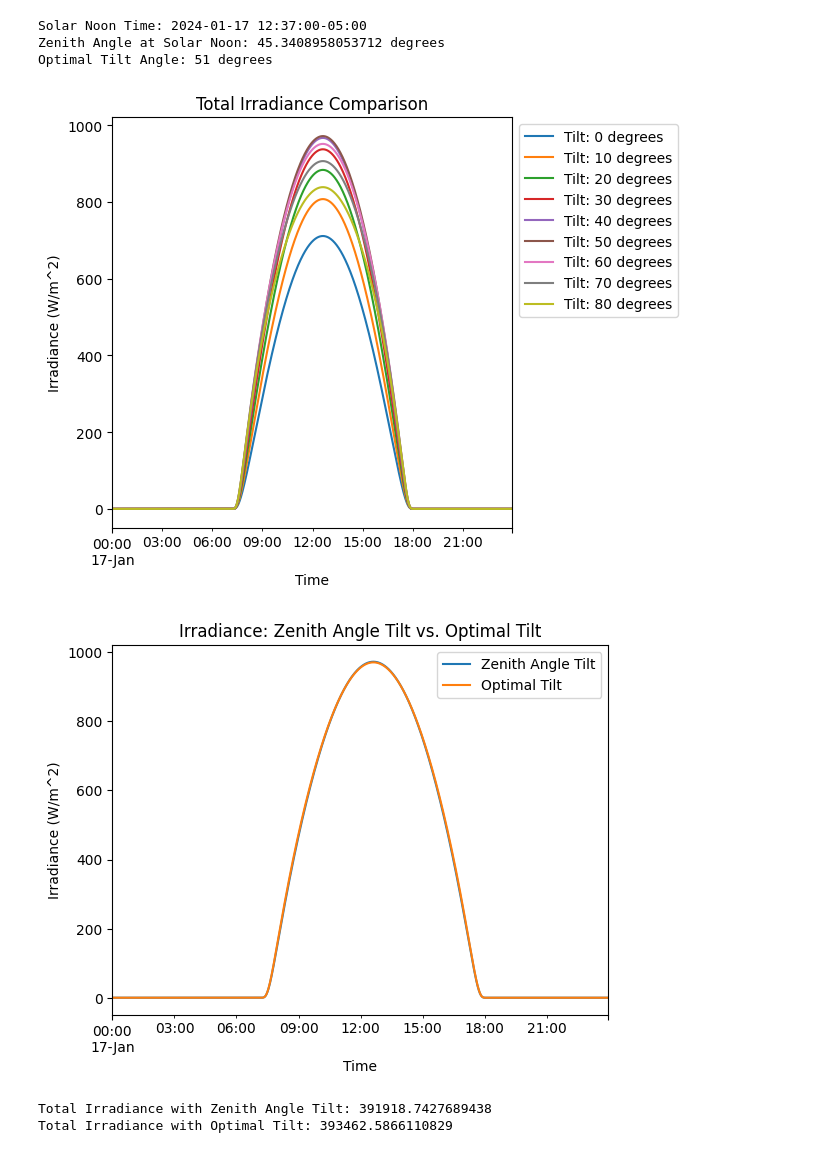
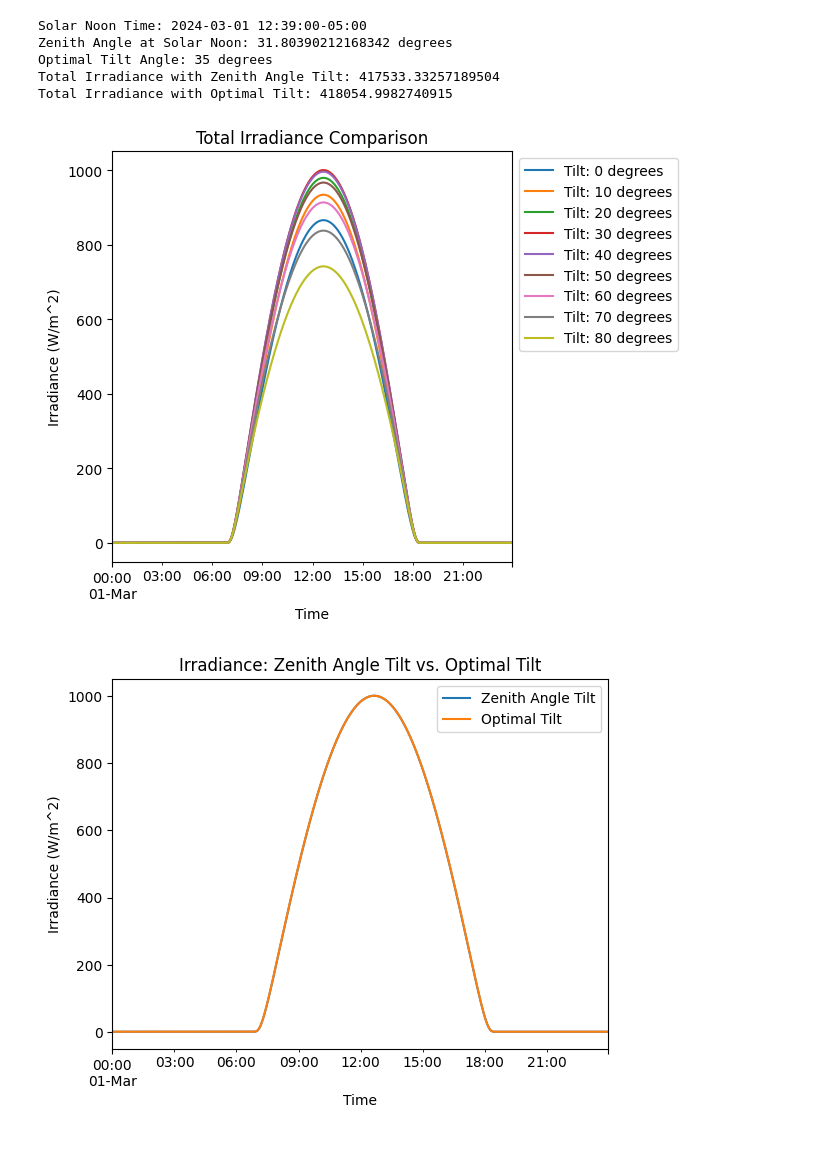
Before and after one commit to natecostello/pv-partial-shading, a Jupyter notebook: optimal-solar-tilt.ipynb, the cells around one changed output. Saved outputs shown, nothing was run; the diff lists cells and outputs as text; code cells hidden in the pictures.

Commit message:
minor changes to optimal tilt

```diff
--- a/optimal-solar-tilt.ipynb
+++ b/optimal-solar-tilt.ipynb
@@ -165,7 +157,7 @@ Total Irradiance with Optimal Tilt: 485460.03049445705
 latitude = 24.6  # Key West latitude
 longitude = -81.8  # Key West longitude
 tz = 'America/New_York'  # Time zone
-date = '2024-01-17'  # Date for analysis
+date = '2024-03-01'  # Date for analysis
 
 # Generate a range of times for the specified day at one-minute intervals
 start = pd.Timestamp(f'{date} 00:00', tz=tz)
@@ -229,50 +221,50 @@ plt.xlabel('Time')
 plt.ylabel('Irradiance (W/m^2)')
 plt.title('Total Irradiance Comparison')
 
-# Plotting the total irradiance for zenith angle tilt vs. optimal tilt
-plt.figure()
 # Scenario 1: Zenith angle tilt
 irradiance_zenith_tilt = get_total_irradiance(
     surface_tilt=zenith_angle_at_solar_noon,  # Use solar zenith angle directly
     surface_azimuth=azimuth,
     dni=clearsky['dni'],
     ghi=clearsky['ghi'],
     dhi=clearsky['dhi'],
     solar_zenith=solar_position['apparent_zenith'],
     solar_azimuth=solar_position['azimuth']
 )
 
-irradiance_zenith_tilt['poa_global'].plot(label='Zenith Angle Tilt')
 
 # Scenario 2: Optimal tilt
 irradiance_optimal_tilt = get_total_irradiance(
     surface_tilt=optimal_tilt,
     surface_azimuth=azimuth,
     dni=clearsky['dni'],
     ghi=clearsky['ghi'],
     dhi=clearsky['dhi'],
     solar_zenith=solar_position['apparent_zenith'],
     solar_azimuth=solar_position['azimuth']
 )
+total_irradiance_zenith_tilt = irradiance_zenith_tilt['poa_global'].sum()
+total_irradiance_optimal_tilt = irradiance_optimal_tilt['poa_global'].sum()
 
+print(f"Total Irradiance with Zenith Angle Tilt: {total_irradiance_zenith_tilt}")
+print(f"Total Irradiance with Optimal Tilt: {total_irradiance_optimal_tilt}")
+
+# Plotting the total irradiance for zenith angle tilt vs. optimal tilt
+plt.figure()
+
+irradiance_zenith_tilt['poa_global'].plot(label='Zenith Angle Tilt')
 irradiance_optimal_tilt['poa_global'].plot(label='Optimal Tilt')
 
 plt.legend()
 plt.xlabel('Time')
 plt.ylabel('Irradiance (W/m^2)')
 plt.title('Irradiance: Zenith Angle Tilt vs. Optimal Tilt')
 plt.show()
-
-total_irradiance_zenith_tilt = irradiance_zenith_tilt['poa_global'].sum()
-total_irradiance_optimal_tilt = irradiance_optimal_tilt['poa_global'].sum()
-
-print(f"Total Irradiance with Zenith Angle Tilt: {total_irradiance_zenith_tilt}")
-print(f"Total Irradiance with Optimal Tilt: {total_irradiance_optimal_tilt}")
 # %% [output]
-Solar Noon Time: 2024-01-17 12:37:00-05:00
-Zenith Angle at Solar Noon: 45.3408958053712 degrees
-Optimal Tilt Angle: 51 degrees
+Solar Noon Time: 2024-03-01 12:39:00-05:00
+Zenith Angle at Solar Noon: 31.80390212168342 degrees
+Optimal Tilt Angle: 35 degrees
+Total Irradiance with Zenith Angle Tilt: 417533.33257189504
+Total Irradiance with Optimal Tilt: 418054.9982740915
-[figure, old version]
+[figure, new version]
-[figure, old version]
+[figure, new version]
-Total Irradiance with Zenith Angle Tilt: 391918.7427689438
-Total Irradiance with Optimal Tilt: 393462.5866110829
```
Also changed, not shown: parts of 3 cells of this notebook.
